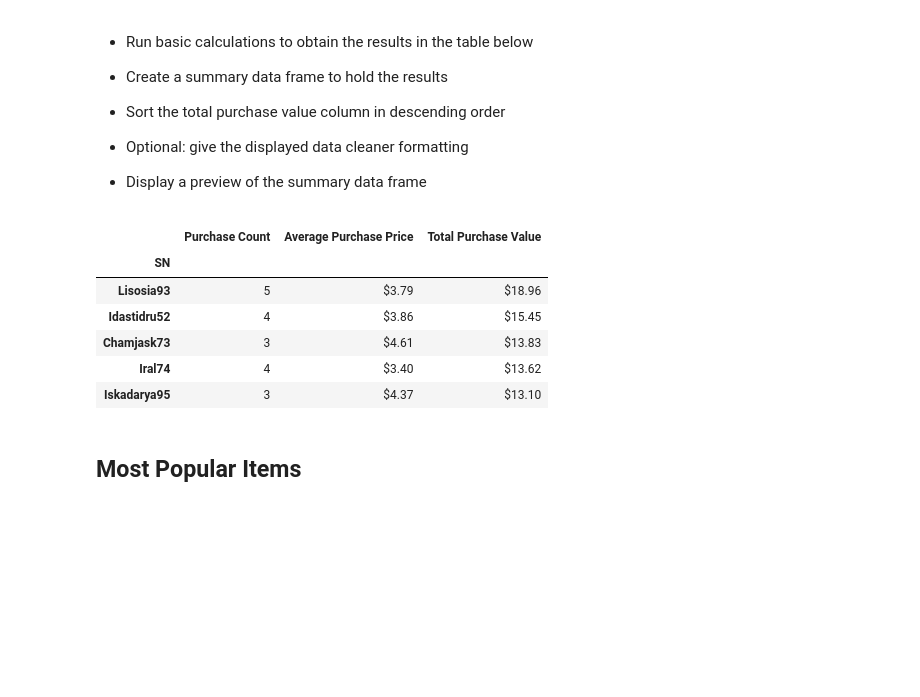
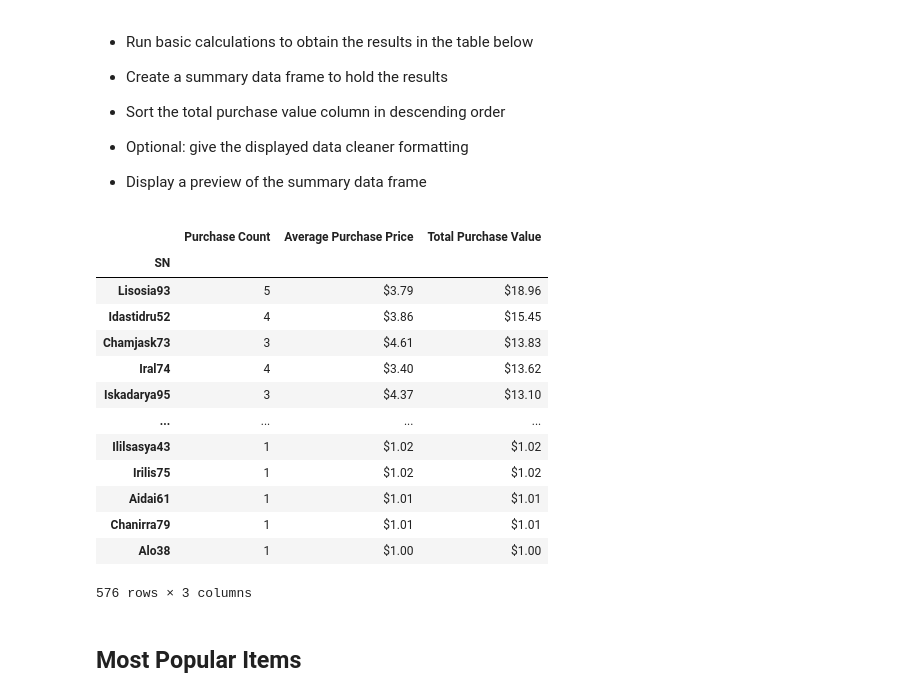
Before and after one commit to granttowers/pandas-challenge, a Jupyter notebook: HeroesOfPymoli/HeroesOfPymoli.ipynb, the cells around one changed output. Cells and saved outputs as stored; diff of their text form; code cells hidden in the pictures; blank space fills up the shorter version.

```diff
--- a/HeroesOfPymoli/HeroesOfPymoli.ipynb
+++ b/HeroesOfPymoli/HeroesOfPymoli.ipynb
@@ -235,21 +235,20 @@ bins = [0, 9.99, 14.99, 19.99, 24.99, 29.99, 34.99, 39.99, 999]
 group_names = ["<10", "10-14", "15-19", "20-24", "25-29", "30-34", "35-39", "40+"]
 
 # Cut the details into the relevant bins
-age_bin["Age Summary"] = pd.cut(purchase_data['Age'], bins, labels=group_names, include_lowest=True)
+age_bin["Age Ranges"] = pd.cut(purchase_data['Age'], bins, labels=group_names, include_lowest=True)
 
 # Create a new column to store the age range values
-age_ranges = age_bin["Age Summary"].value_counts()
+age_ranges = age_bin.groupby(["Age Ranges"]).count()["Age"]
 
 # Calculate the Count of Sales, Average Price and Total
-sumprice = age_bin.groupby(["Age Summary"]).sum()["Price"]
-meanprice = age_bin.groupby(["Age Summary"]).mean()["Price"]
-countsale = age_bin.groupby(["Age Summary"]).count()["Price"]
+sumprice = age_bin.groupby(["Age Ranges"]).sum()["Price"]
+meanprice = age_bin.groupby(["Age Ranges"]).mean()["Price"]
+countsale = age_bin.groupby(["Age Ranges"]).count()["Price"]
 averagesaleperson = sumprice / display_df2["Total Count"]
 
 # Create a new dataframe to display the results
 display_df3 = pd.DataFrame(
-    {"Age Ranges": age_ranges,
-     "Purchase Count": countsale,
+    {"Purchase Count": age_ranges,
      "Average Purchase Price": meanprice,
      "Total Purchase Value": sumprice,
      "Avg Total Purchase per Person": averagesaleperson,
@@ -293,34 +293,41 @@ display_df3
 # %%
 # Calculate the Count of Sales, Average Price and Total
 sumprice = age_bin.groupby(["SN"]).sum()["Price"]
 meanprice = age_bin.groupby(["SN"]).mean()["Price"]
 countsale = age_bin.groupby(["SN"]).count()["Price"]
 averagesaleperson = sumprice / countsale
 
 # Create a new dataframe to display the results
 display_df4 = pd.DataFrame(
     {"Purchase Count": countsale,
      "Average Purchase Price": meanprice,
      "Total Purchase Value": sumprice,
     }
 )
 
 # Clean up the formatting (including sort order)
 display_df4 = display_df4.sort_values(["Total Purchase Value"], ascending=False)
 
 display_df4["Average Purchase Price"] = display_df4["Average Purchase Price"].astype(float).map("${:,.2f}".format)
 display_df4["Total Purchase Value"] = display_df4["Total Purchase Value"].astype(float).map("${:,.2f}".format)
 
 # Display DF
-display_df4.head(5)
+display_df4.head(5000)
 # %% [output]
 |  | Purchase Count | Average Purchase Price | Total Purchase Value |
 | SN |  |  |  |
 | Lisosia93 | 5 | $3.79 | $18.96 |
 | Idastidru52 | 4 | $3.86 | $15.45 |
 | Chamjask73 | 3 | $4.61 | $13.83 |
 | Iral74 | 4 | $3.40 | $13.62 |
 | Iskadarya95 | 3 | $4.37 | $13.10 |
+| ... | ... | ... | ... |
+| Ililsasya43 | 1 | $1.02 | $1.02 |
+| Irilis75 | 1 | $1.02 | $1.02 |
+| Aidai61 | 1 | $1.01 | $1.01 |
+| Chanirra79 | 1 | $1.01 | $1.01 |
+| Alo38 | 1 | $1.00 | $1.00 |
+576 rows × 3 columns
 # %% [markdown]
 ## Most Popular Items
 # %% [markdown]
```
Also changed, not shown: parts of 4 cells of this notebook.
